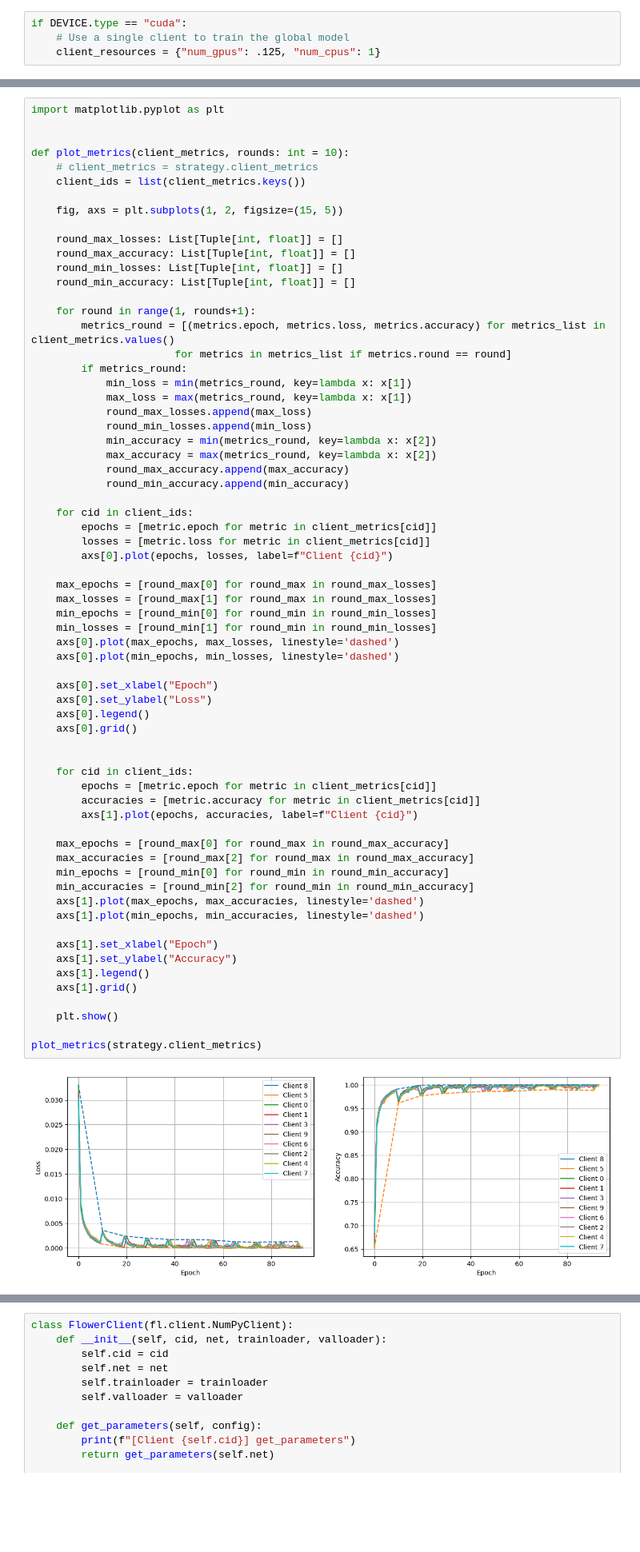
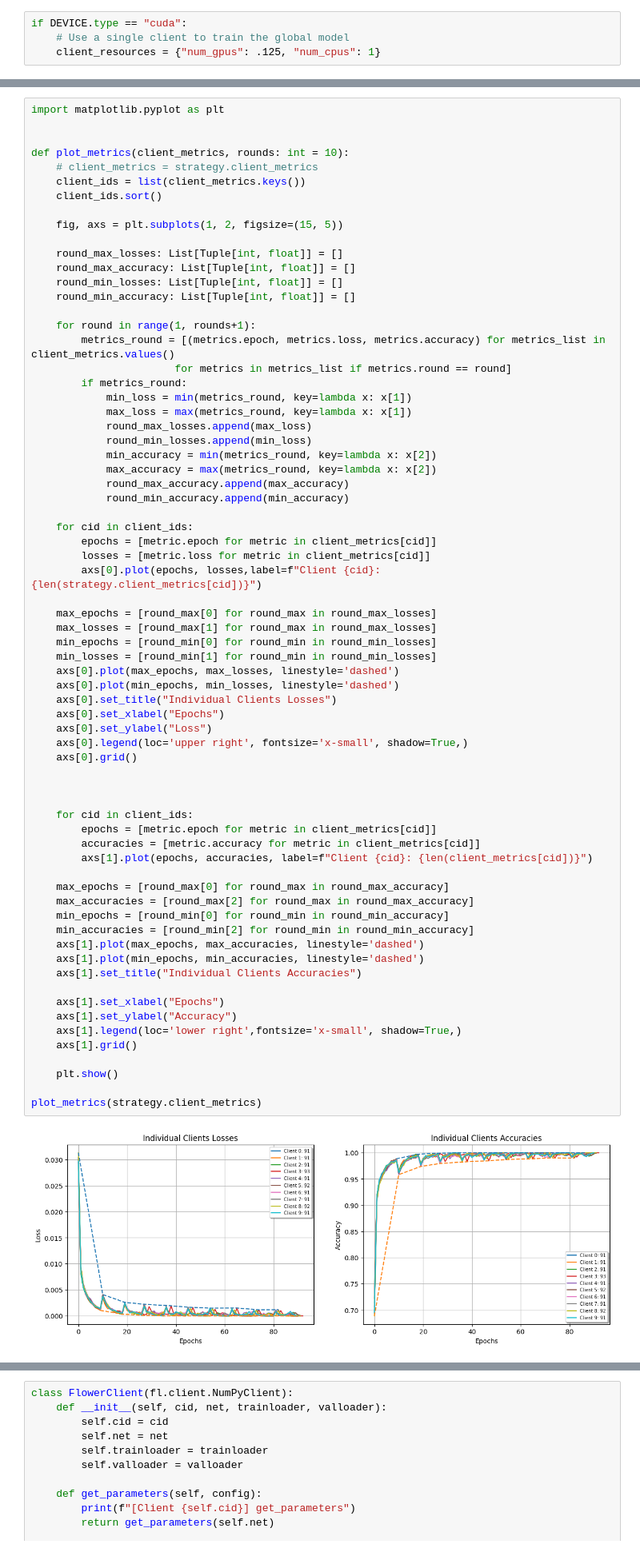
Before and after one commit to vipulhld001/flower, a Jupyter notebook: MyStrat/ftatime_mnist_final.ipynb, the cells around one changed output, grey strips where cells are left out. Shown at 80% size. Saved outputs shown, nothing was run; the diff lists cells and outputs as text; blank space fills up the shorter version.

```diff
--- a/MyStrat/ftatime_mnist_final.ipynb
+++ b/MyStrat/ftatime_mnist_final.ipynb
@@ -480,6 +484,7 @@ import matplotlib.pyplot as plt
 def plot_metrics(client_metrics, rounds: int = 10):
     # client_metrics = strategy.client_metrics
     client_ids = list(client_metrics.keys())
+    client_ids.sort()
 
     fig, axs = plt.subplots(1, 2, figsize=(15, 5))
 
@@ -504,43 +509,45 @@ def plot_metrics(client_metrics, rounds: int = 10):
     for cid in client_ids:
         epochs = [metric.epoch for metric in client_metrics[cid]]
         losses = [metric.loss for metric in client_metrics[cid]]
-        axs[0].plot(epochs, losses, label=f"Client {cid}")
+        axs[0].plot(epochs, losses,label=f"Client {cid}: {len(strategy.client_metrics[cid])}")
 
     max_epochs = [round_max[0] for round_max in round_max_losses]
     max_losses = [round_max[1] for round_max in round_max_losses]
     min_epochs = [round_min[0] for round_min in round_min_losses]
     min_losses = [round_min[1] for round_min in round_min_losses]
     axs[0].plot(max_epochs, max_losses, linestyle='dashed')
     axs[0].plot(min_epochs, min_losses, linestyle='dashed')
+    axs[0].set_title("Individual Clients Losses")
+    axs[0].set_xlabel("Epochs")
+    axs[0].set_ylabel("Loss")
+    axs[0].legend(loc='upper right', fontsize='x-small', shadow=True,)
+    axs[0].grid()
 
-    axs[0].set_xlabel("Epoch")
-    axs[0].set_ylabel("Loss")
-    axs[0].legend()
-    axs[0].grid()
 
 
     for cid in client_ids:
         epochs = [metric.epoch for metric in client_metrics[cid]]
         accuracies = [metric.accuracy for metric in client_metrics[cid]]
-        axs[1].plot(epochs, accuracies, label=f"Client {cid}")
+        axs[1].plot(epochs, accuracies, label=f"Client {cid}: {len(client_metrics[cid])}")
 
     max_epochs = [round_max[0] for round_max in round_max_accuracy]
     max_accuracies = [round_max[2] for round_max in round_max_accuracy]
     min_epochs = [round_min[0] for round_min in round_min_accuracy]
     min_accuracies = [round_min[2] for round_min in round_min_accuracy]
     axs[1].plot(max_epochs, max_accuracies, linestyle='dashed')
     axs[1].plot(min_epochs, min_accuracies, linestyle='dashed')
+    axs[1].set_title("Individual Clients Accuracies")
 
-    axs[1].set_xlabel("Epoch")
+    axs[1].set_xlabel("Epochs")
     axs[1].set_ylabel("Accuracy")
-    axs[1].legend()
+    axs[1].legend(loc='lower right',fontsize='x-small', shadow=True,)
     axs[1].grid()
 
     plt.show()
 
 plot_metrics(strategy.client_metrics)
 # %% [output]
-[figure, old version]
+[figure, new version]
 # %%
 def plot_times(client_training_times):
     client_ids = list(client_training_times.keys())
```
Also changed, not shown: parts of 9 cells of this notebook, 15 other files.
